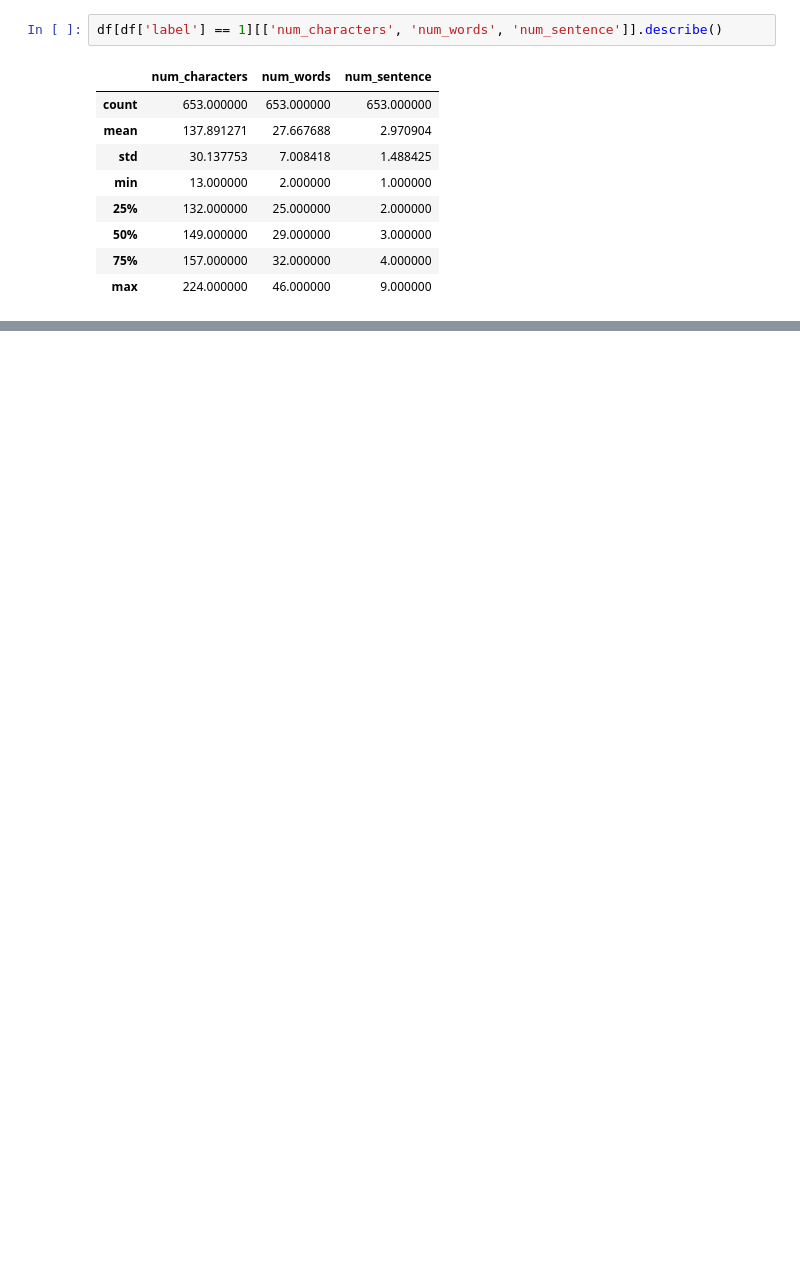
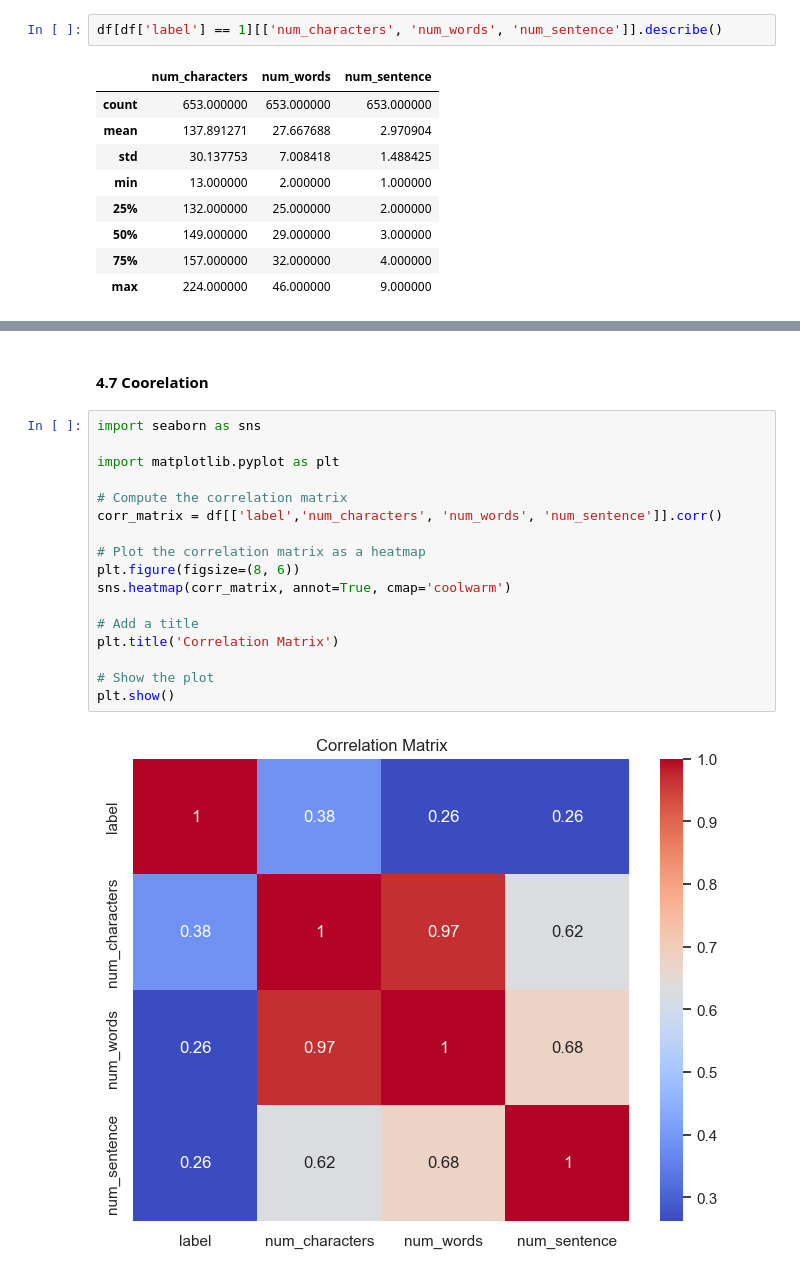
Before and after one commit to Moh-Bxd/Spam-Detection, a Jupyter notebook: EmailSpamDetection.ipynb, the cells around one changed output, grey strips where cells are left out. Cells and saved outputs as stored; diff of their text form; blank space fills up the shorter version.

```diff
--- a/EmailSpamDetection.ipynb
+++ b/EmailSpamDetection.ipynb
@@ -129,0 +190,21 @@ df[df['label'] == 1][['num_characters', 'num_words', 'num_sentence']].describe()
+# %% [markdown]
+#### 4.7  Coorelation
+# %%
+import seaborn as sns
+
+import matplotlib.pyplot as plt
+
+# Compute the correlation matrix
+corr_matrix = df[['label','num_characters', 'num_words', 'num_sentence']].corr()
+
+# Plot the correlation matrix as a heatmap
+plt.figure(figsize=(8, 6))
+sns.heatmap(corr_matrix, annot=True, cmap='coolwarm')
+
+# Add a title
+plt.title('Correlation Matrix')
+
+# Show the plot
+plt.show()
+# %% [output]
+[figure, added]
```
Also changed, not shown: parts of 38 cells of this notebook.
